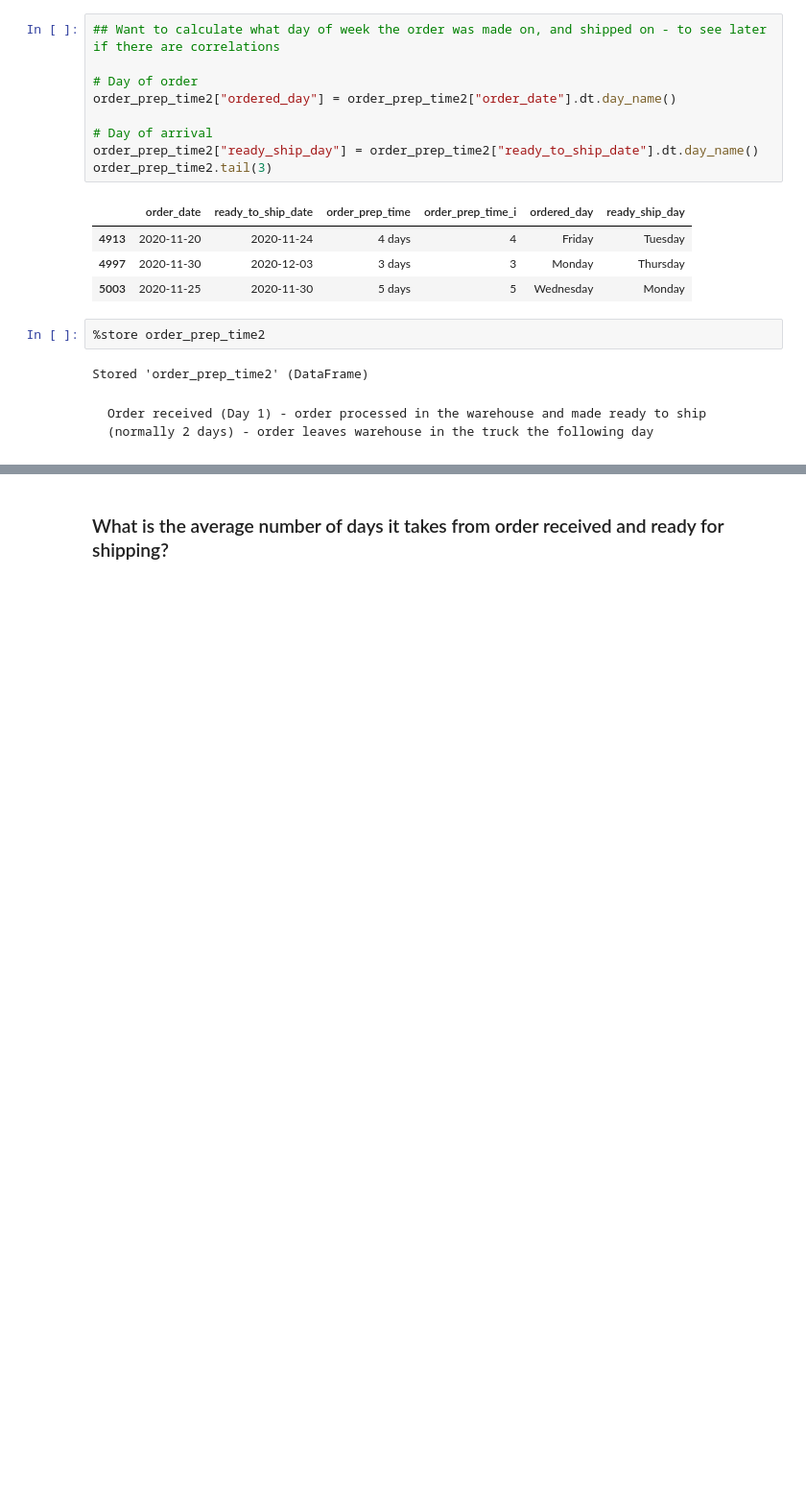
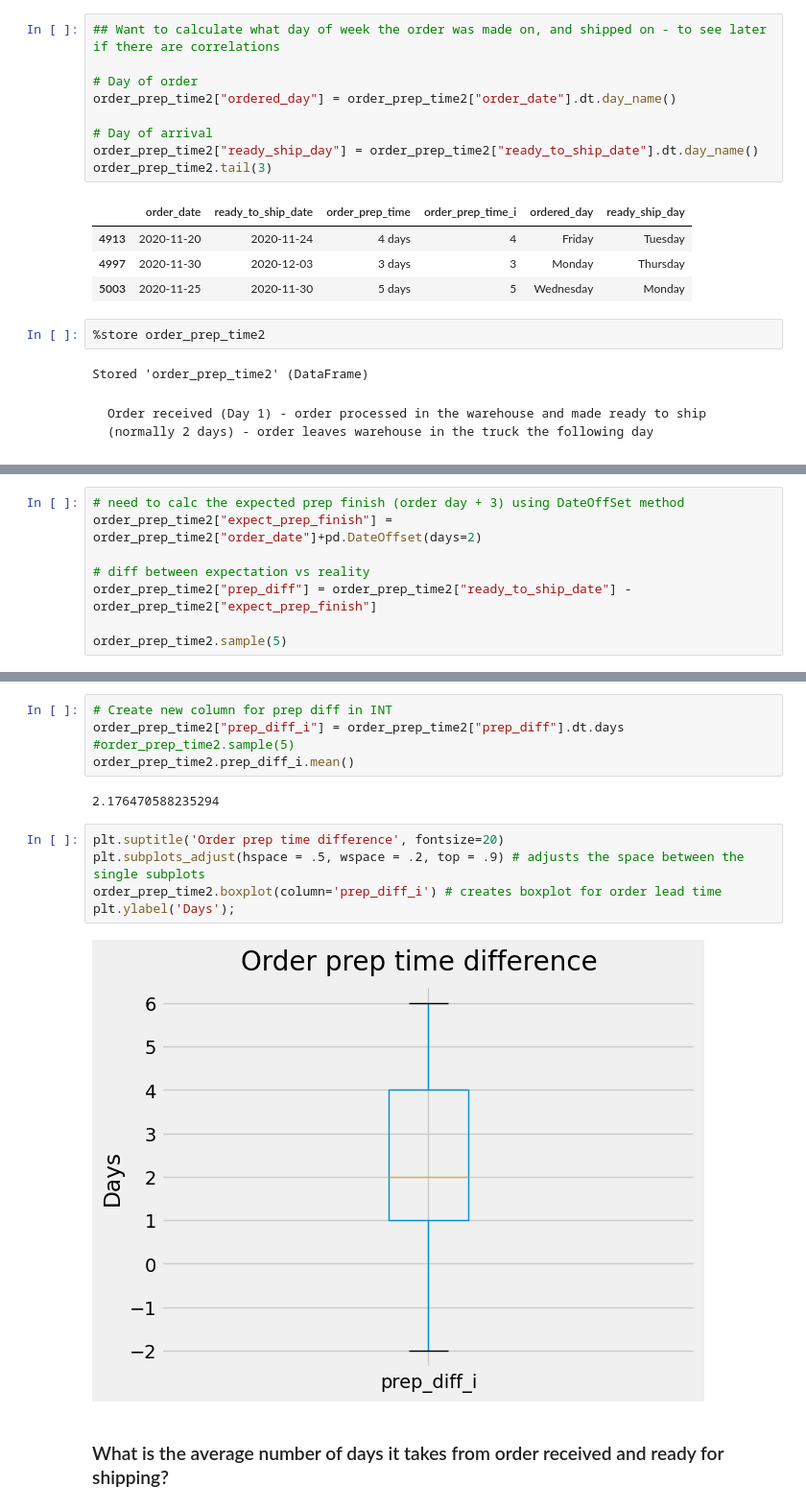
Before and after one commit to GioGonzalez07/EDA_project, a Jupyter notebook: order_prep_time_exc.ipynb, the cells around one changed output, grey strips where cells are left out. Shown at 96% size. Cells and saved outputs as stored; diff of their text form; blank space fills up the shorter version.

Commit message:
added new calcs to order_prep_time to show delta between expected and reality prep time

```diff
--- a/order_prep_time_exc.ipynb
+++ b/order_prep_time_exc.ipynb
@@ -106,0 +107,8 @@ Order received (Day 1) - order processed in the warehouse and made ready to ship
+# %%
+# need to calc the expected prep finish (order day + 3) using DateOffSet method
+order_prep_time2["expect_prep_finish"] = order_prep_time2["order_date"]+pd.DateOffset(days=2)
+
+# diff between expectation vs reality
+order_prep_time2["prep_diff"] = order_prep_time2["ready_to_ship_date"] - order_prep_time2["expect_prep_finish"]
+
+order_prep_time2.sample(5)
@@ -107,3 +122,17 @@ Order received (Day 1) - order processed in the warehouse and made ready to ship
+# %%
+# Create new column for prep diff in INT
+order_prep_time2["prep_diff_i"] = order_prep_time2["prep_diff"].dt.days
+#order_prep_time2.sample(5)
+order_prep_time2.prep_diff_i.mean()
+# %% [output]
+2.176470588235294
+# %%
+plt.suptitle('Order prep time difference', fontsize=20)
+plt.subplots_adjust(hspace = .5, wspace = .2, top = .9) # adjusts the space between the single subplots
+order_prep_time2.boxplot(column='prep_diff_i') # creates boxplot for order lead time
+plt.ylabel('Days');
+# %% [output]
+[figure, added]
 # %% [markdown]
 ### What is the average number of days it takes from order received and ready for shipping?
 # %%
```
Also changed, not shown: parts of 9 cells of this notebook.
